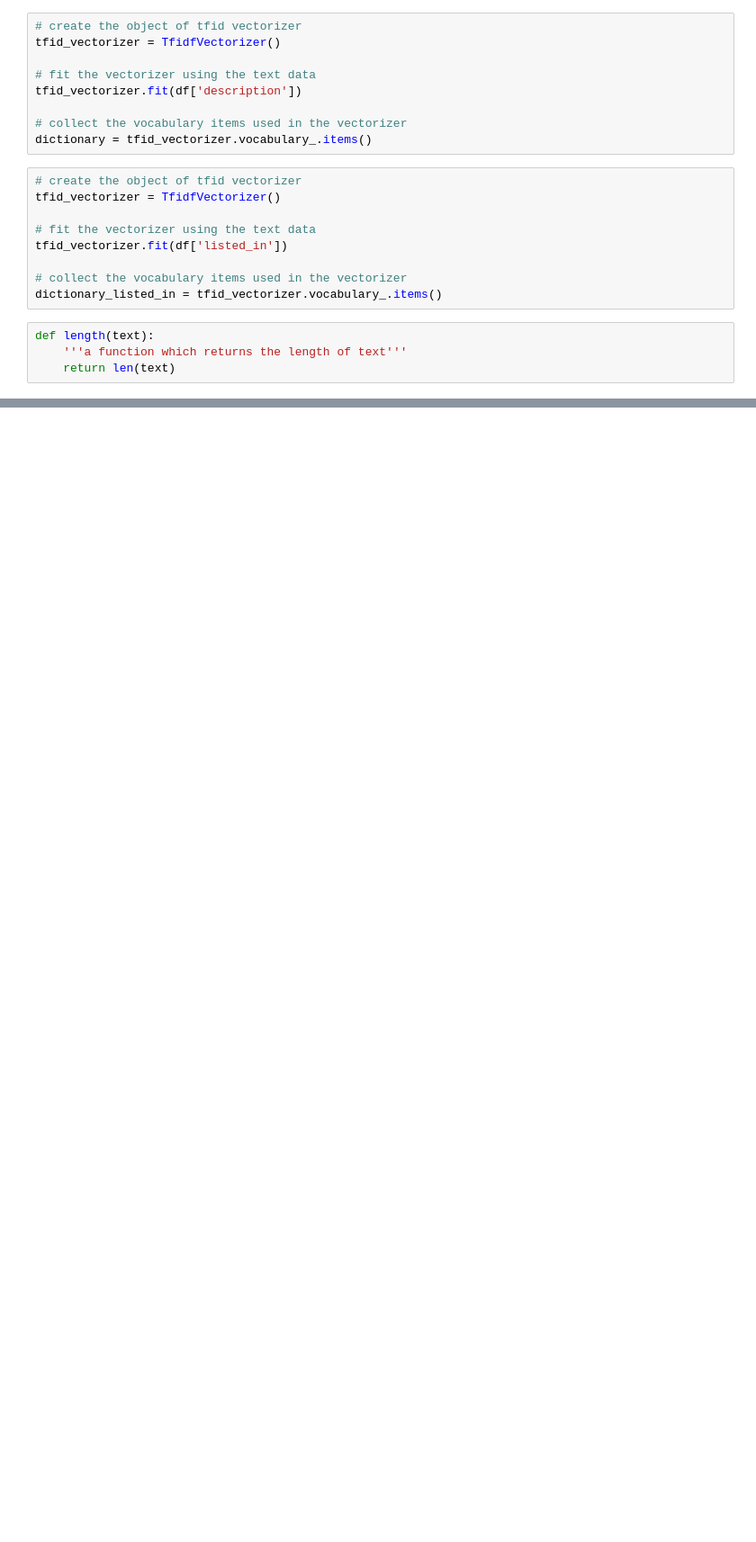
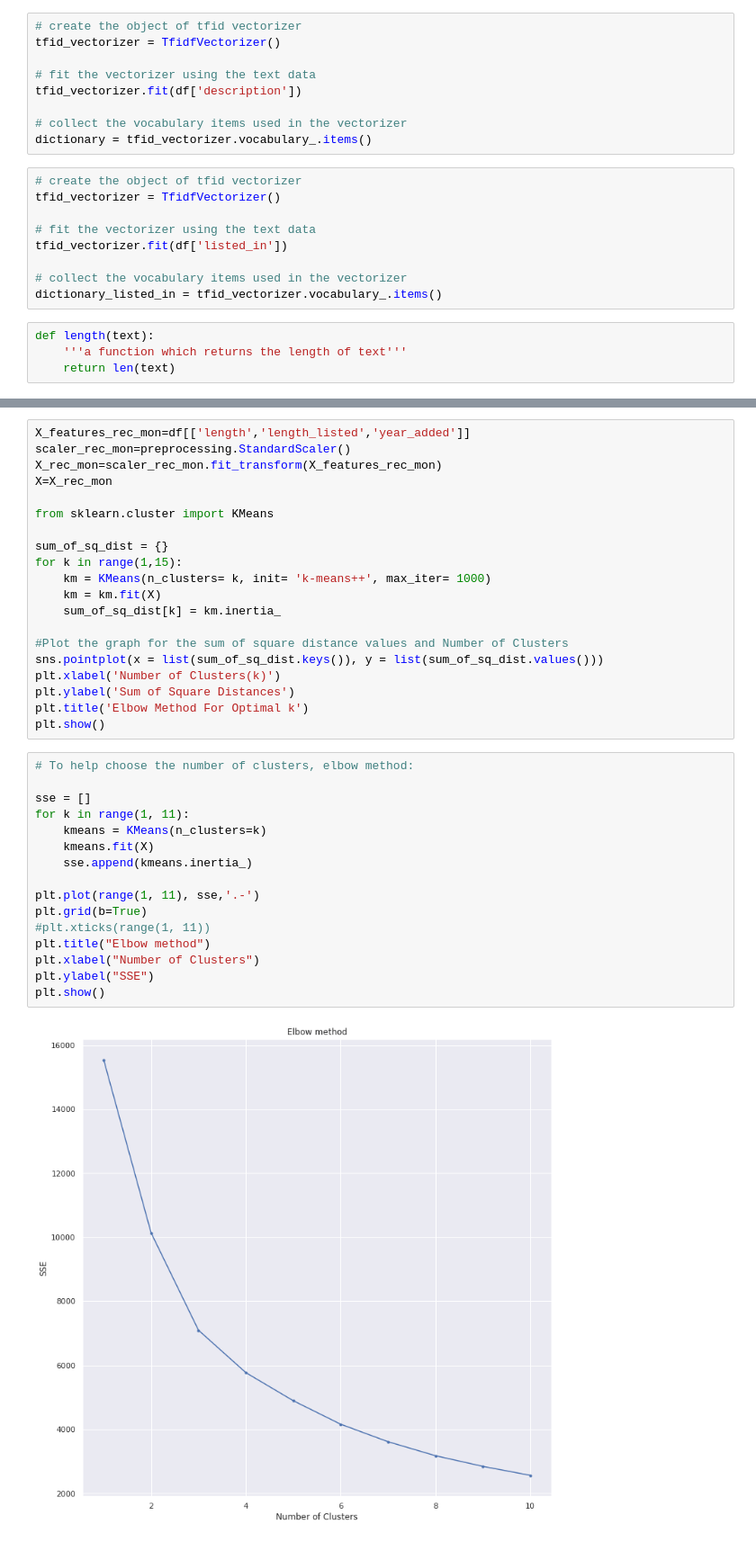
Before and after one commit to KirteshVerma/Netflix-movies-and-TV-shows, a Jupyter notebook: Netflix_movies_and_TV_shows_clustering.ipynb, the cells around one changed output, grey strips where cells are left out. Shown at 90% size. Cells and saved outputs as stored; diff of their text form; blank space fills up the shorter version.

```diff
--- a/Netflix_movies_and_TV_shows_clustering.ipynb
+++ b/Netflix_movies_and_TV_shows_clustering.ipynb
@@ -705,0 +849,38 @@ df.head()
+# %%
+X_features_rec_mon=df[['length','length_listed','year_added']]
+scaler_rec_mon=preprocessing.StandardScaler()
+X_rec_mon=scaler_rec_mon.fit_transform(X_features_rec_mon)
+X=X_rec_mon
+
+from sklearn.cluster import KMeans
+
+sum_of_sq_dist = {}
+for k in range(1,15):
+    km = KMeans(n_clusters= k, init= 'k-means++', max_iter= 1000)
+    km = km.fit(X)
+    sum_of_sq_dist[k] = km.inertia_
+
+#Plot the graph for the sum of square distance values and Number of Clusters
+sns.pointplot(x = list(sum_of_sq_dist.keys()), y = list(sum_of_sq_dist.values()))
+plt.xlabel('Number of Clusters(k)')
+plt.ylabel('Sum of Square Distances')
+plt.title('Elbow Method For Optimal k')
+plt.show()
+# %%
+# To help choose the number of clusters, elbow method:
+
+sse = []
+for k in range(1, 11):
+    kmeans = KMeans(n_clusters=k)
+    kmeans.fit(X)
+    sse.append(kmeans.inertia_)
+
+plt.plot(range(1, 11), sse,'.-')
+plt.grid(b=True)
+#plt.xticks(range(1, 11))
+plt.title("Elbow method")
+plt.xlabel("Number of Clusters")
+plt.ylabel("SSE")
+plt.show()
+# %% [output]
+[figure, added]
```
Also changed, not shown: parts of 10 cells of this notebook.
